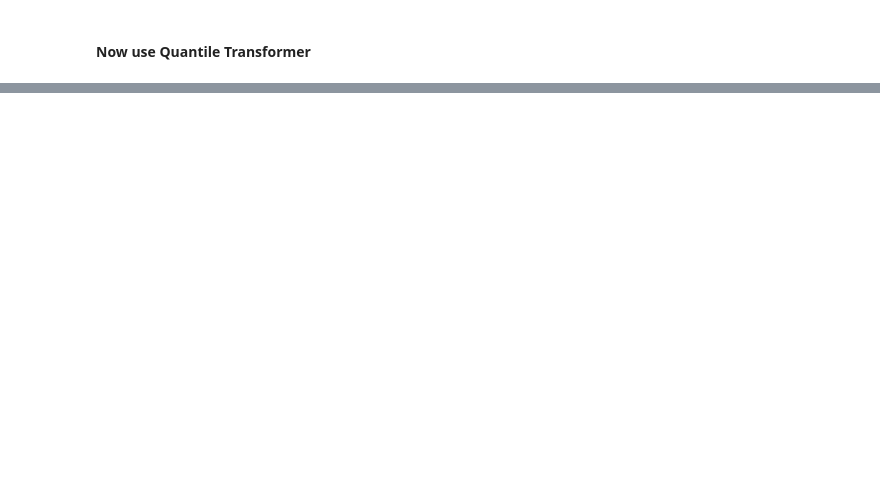
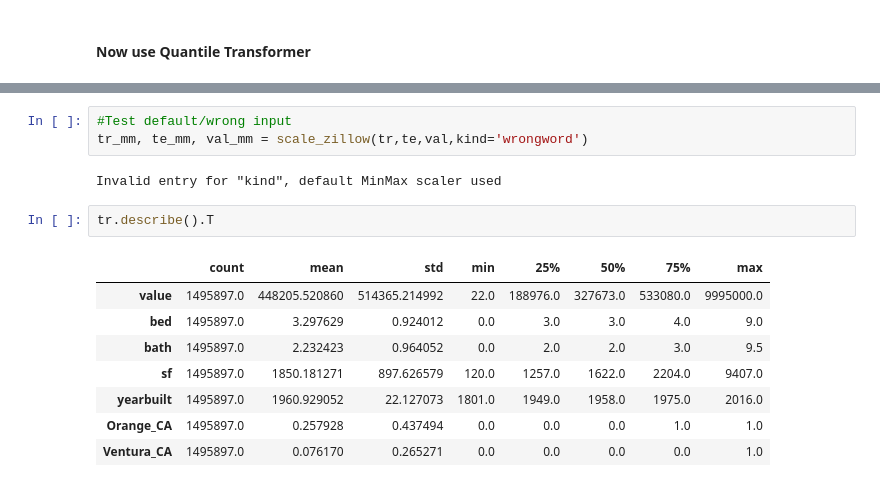
Before and after one commit to Cayt-Schlichting/regression-exercises, a Jupyter notebook: scaling.ipynb, the cells around one changed output, grey strips where cells are left out. Saved outputs shown, nothing was run; the diff lists cells and outputs as text; blank space fills up the shorter version.

Commit message:
tested and debugged scale function

```diff
--- a/scaling.ipynb
+++ b/scaling.ipynb
@@ -210,0 +221,16 @@ for c in X_tr.columns:
+# %%
+#Test default/wrong input
+tr_mm, te_mm, val_mm = scale_zillow(tr,te,val,kind='wrongword')
+# %% [output]
+Invalid entry for "kind", default MinMax scaler used
+# %%
+tr.describe().T
+# %% [output]
+|  | count | mean | std | min | 25% | 50% | 75% | max |
+| value | 1495897.0 | 448205.520860 | 514365.214992 | 22.0 | 188976.0 | 327673.0 | 533080.0 | 9995000.0 |
+| bed | 1495897.0 | 3.297629 | 0.924012 | 0.0 | 3.0 | 3.0 | 4.0 | 9.0 |
+| bath | 1495897.0 | 2.232423 | 0.964052 | 0.0 | 2.0 | 2.0 | 3.0 | 9.5 |
+| sf | 1495897.0 | 1850.181271 | 897.626579 | 120.0 | 1257.0 | 1622.0 | 2204.0 | 9407.0 |
+| yearbuilt | 1495897.0 | 1960.929052 | 22.127073 | 1801.0 | 1949.0 | 1958.0 | 1975.0 | 2016.0 |
+| Orange_CA | 1495897.0 | 0.257928 | 0.437494 | 0.0 | 0.0 | 0.0 | 1.0 | 1.0 |
+| Ventura_CA | 1495897.0 | 0.076170 | 0.265271 | 0.0 | 0.0 | 0.0 | 0.0 | 1.0 |
```
Also changed, not shown: parts of 14 cells of this notebook, 1 other file.
